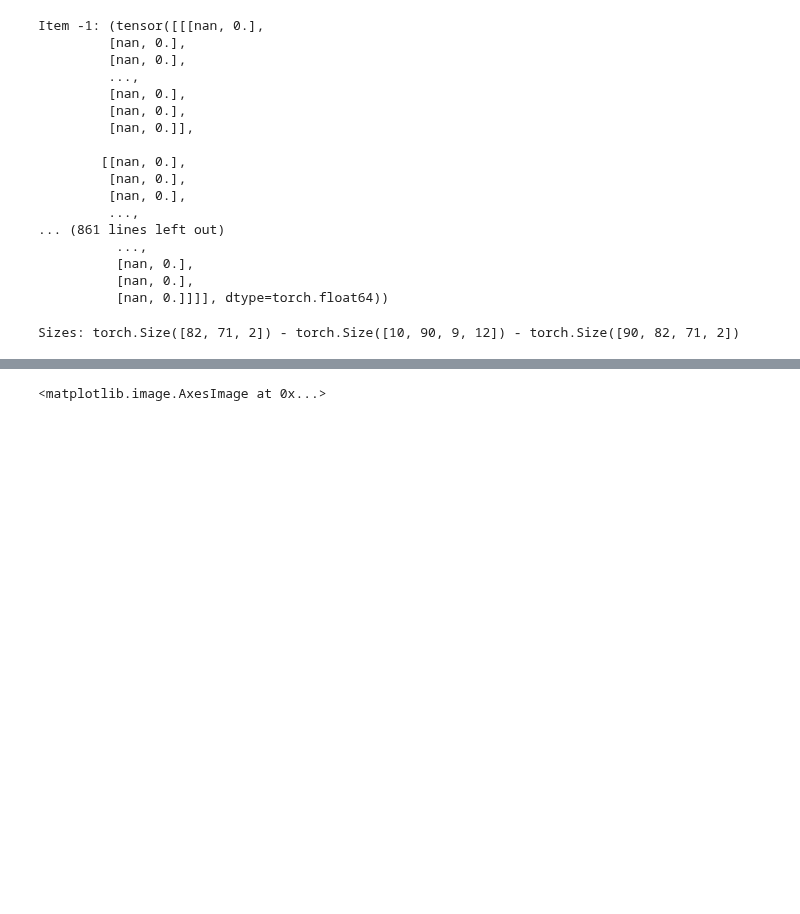
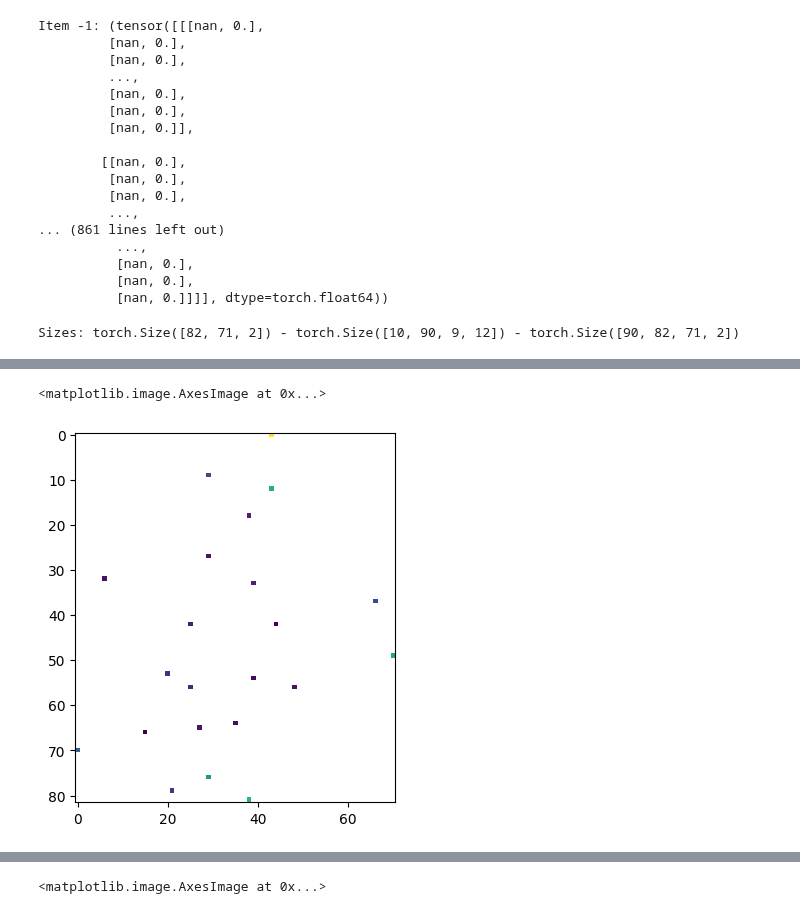
Before and after one commit to Matteo-Salis/physics-guided-gwl, a Jupyter notebook: src/notebooks/meteo_wtd_loader_2D.ipynb, the cells around one changed output, grey strips where cells are left out. Saved outputs shown, nothing was run; the diff lists cells and outputs as text; code cells hidden in the pictures; blank space fills up the shorter version.

```diff
--- a/src/notebooks/meteo_wtd_loader_2D.ipynb
+++ b/src/notebooks/meteo_wtd_loader_2D.ipynb
@@ -193,0 +199,5 @@ Sizes: torch.Size([82, 71, 2]) - torch.Size([10, 90, 9, 12]) - torch.Size([90, 8
+# %%
+plt.imshow(ds.wtd_data_raserized["wtd"][-90])
+# %% [output]
+<matplotlib.image.AxesImage at 0x...>
+[figure, added]
```
Also changed, not shown: parts of 18 cells of this notebook.
